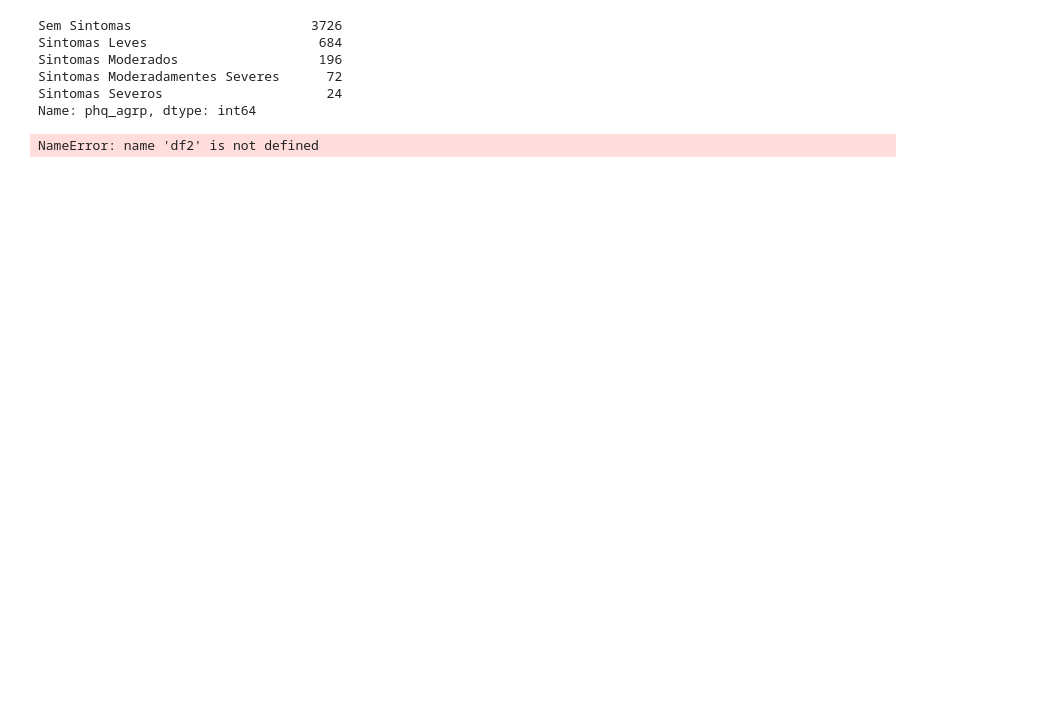
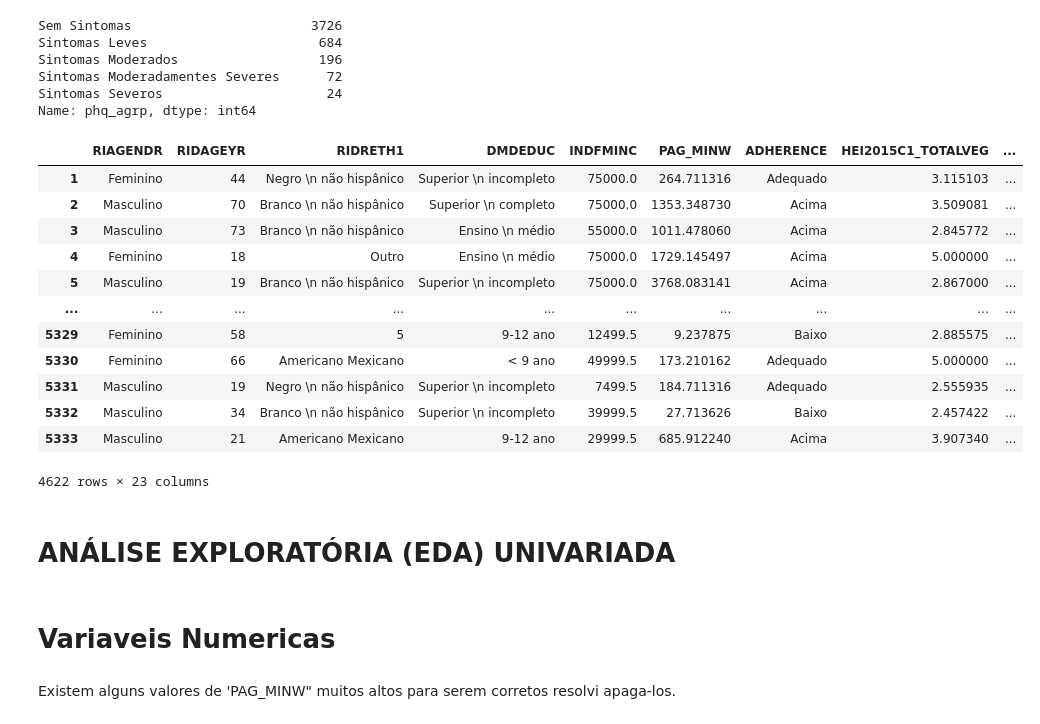
Before and after one commit to Felintox/Tera_Desafio_Inferencia, a Jupyter notebook: Tera_Desafio_Inferencia.ipynb, the cells around one changed output. Cells and saved outputs as stored; diff of their text form; code cells hidden in the pictures; blank space fills up the shorter version.

```diff
--- a/Tera_Desafio_Inferencia.ipynb
+++ b/Tera_Desafio_Inferencia.ipynb
@@ -275,21 +222,0 @@ def idade(valor):
-# %%
-change_names = {
-  "RIAGENDR": {1: 'Masculino', 2: 'Feminino'},
-  "RIDRETH1": {1: 'Americano Mexicano', 2: 'Outro',
-               3: 'Branco \n não hispânico', 4: 'Negro \n não hispânico'},
-  "DMDEDUC": {1: "< 9 ano", 2: "9-12 ano", 3: "Ensino \n médio",
-              4: "Superior \n incompleto", 5: "Superior \n completo"},
-  "ADHERENCE": {1: 'Baixo', 2: 'Adequado', 3: 'Acima'},
-}
-
-df = df.replace(label_quali)
-# %% [output]
-NameError: name 'df2' is not defined
-# %%
-quartis = df['PAG_MINW'].quantile([0.25, 0.5, 0.75])
-faixas = ['A', 'B', 'C', 'D']
-df['PAG_MINW'] = pd.cut(df['PAG_MINW'],
-                       bins=[0, quartis.iloc[0], quartis.iloc[1], quartis.iloc[2], float('inf')],
-                       labels=faixas)
-# %%
-df.drop('Tempo Aerobica (min/sem)',axis=1,inplace=True)
@@ -299,0 +241,18 @@ df['phq_score']
+# %%
+df.dropna(inplace=True)
+df.drop('SEQN',axis=1,inplace=True)
+df
+# %% [output]
+|  | RIAGENDR | RIDAGEYR | RIDRETH1 | DMDEDUC | INDFMINC | PAG_MINW | ADHERENCE | HEI2015C1_TOTALVEG | ... |
+| 1 | Feminino | 44 | Negro \n não hispânico | Superior \n incompleto | 75000.0 | 264.711316 | Adequado | 3.115103 | ... |
+| 2 | Masculino | 70 | Branco \n não hispânico | Superior \n completo | 75000.0 | 1353.348730 | Acima | 3.509081 | ... |
+| 3 | Masculino | 73 | Branco \n não hispânico | Ensino \n médio | 55000.0 | 1011.478060 | Acima | 2.845772 | ... |
+| 4 | Feminino | 18 | Outro | Ensino \n médio | 75000.0 | 1729.145497 | Acima | 5.000000 | ... |
+| 5 | Masculino | 19 | Branco \n não hispânico | Superior \n incompleto | 75000.0 | 3768.083141 | Acima | 2.867000 | ... |
+| ... | ... | ... | ... | ... | ... | ... | ... | ... | ... |
+| 5329 | Feminino | 58 | 5 | 9-12 ano | 12499.5 | 9.237875 | Baixo | 2.885575 | ... |
+| 5330 | Feminino | 66 | Americano Mexicano | < 9 ano | 49999.5 | 173.210162 | Adequado | 5.000000 | ... |
+| 5331 | Masculino | 19 | Negro \n não hispânico | Superior \n incompleto | 7499.5 | 184.711316 | Adequado | 2.555935 | ... |
+| 5332 | Masculino | 34 | Branco \n não hispânico | Superior \n incompleto | 39999.5 | 27.713626 | Baixo | 2.457422 | ... |
+| 5333 | Masculino | 21 | Americano Mexicano | 9-12 ano | 29999.5 | 685.912240 | Acima | 3.907340 | ... |
+4622 rows × 23 columns
@@ -299,0 +287,6 @@ df['phq_score']
+# %% [markdown]
+# ANÁLISE EXPLORATÓRIA (EDA) UNIVARIADA
+# %% [markdown]
+# Variaveis Numericas
+# %% [markdown]
+Existem alguns valores de 'PAG_MINW" muitos altos para serem corretos resolvi apaga-los.
```
Also changed, not shown: parts of 20 cells of this notebook.
